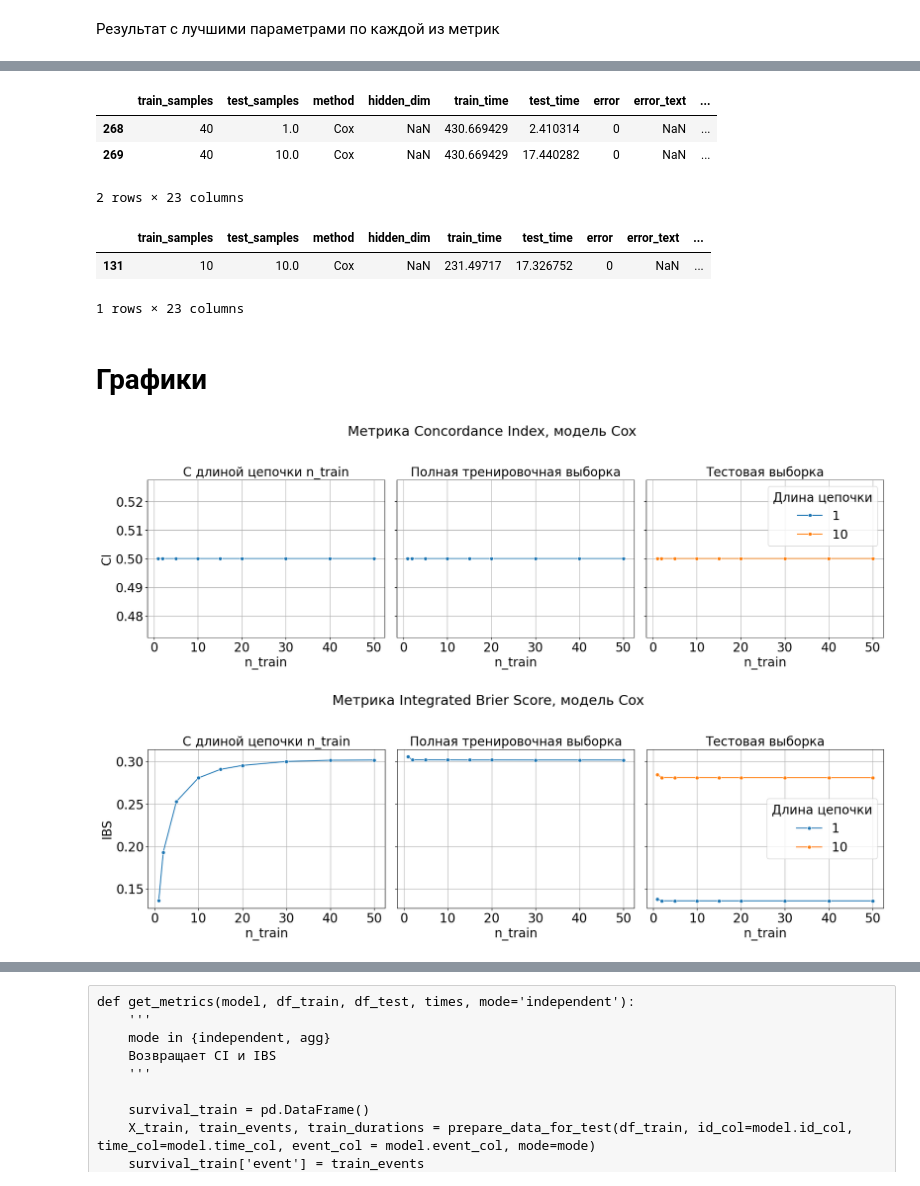
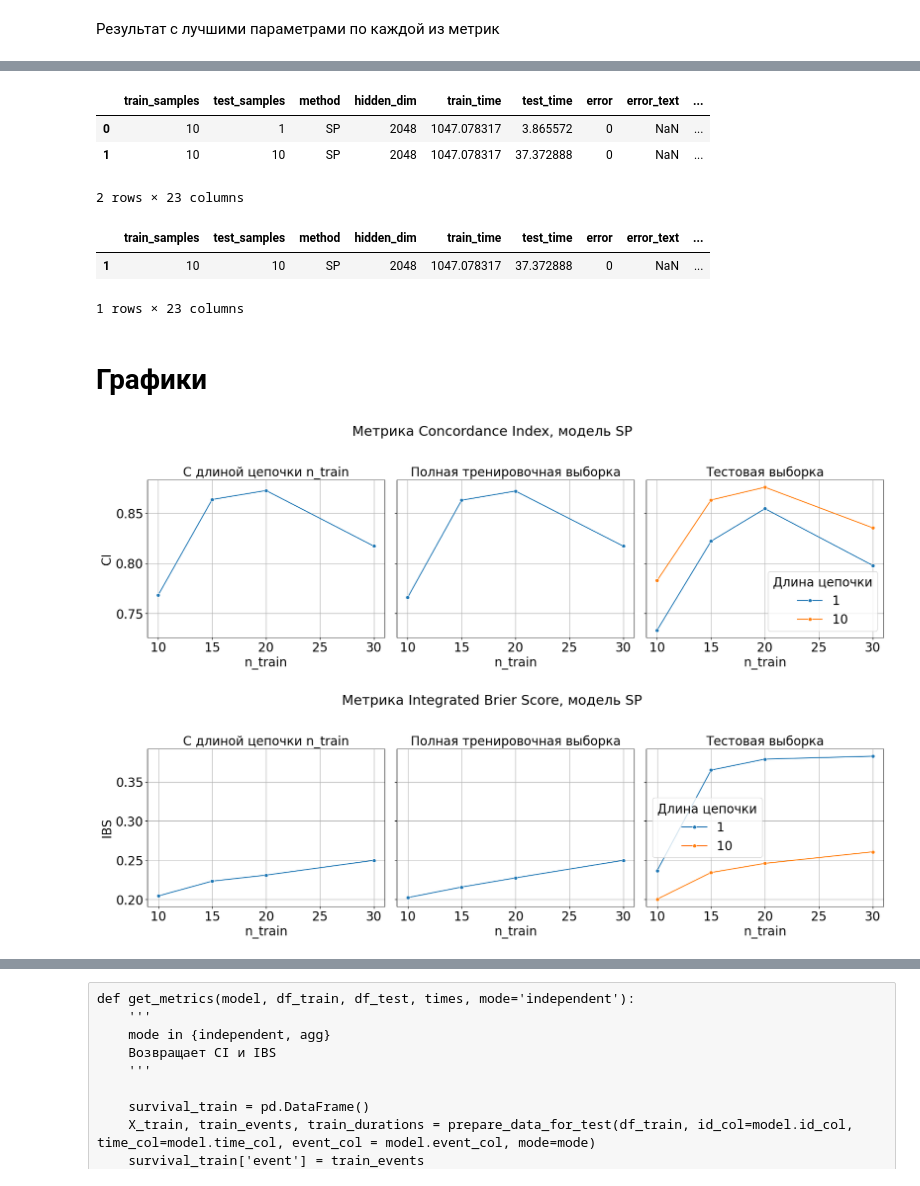
Before and after one commit to dvarfe/Backblaze_ML_Ops, a Jupyter notebook: GridSearch.ipynb, the cells around one changed output, grey strips where cells are left out. Drawn from its saved outputs; the diff is of its cells as text; code cells hidden in the pictures.

```diff
--- a/GridSearch.ipynb
+++ b/GridSearch.ipynb
@@ -1,7 +1,7 @@
 # %%
 import pandas as pd
 import numpy as np
-df = pd.read_csv('Artifacts/Exp_72/eval_grid_search.csv')
+df = pd.read_csv('Artifacts/Exp_83/grid_search.csv')
 # df = pd.read_csv('Preprocessed_new/1_train_preprocessed.csv')
 # %%
 df[df['error'] == 1].groupby('train_samples')['error'].sum()
@@ -30,14 +30,14 @@ df[df['ci_test'] == df['ci_test'].max()]
 df[df['ibs_train_same_size'] == df['ibs_train_same_size'].min()]
 # %% [output]
 |  | train_samples | test_samples | method | hidden_dim | train_time | test_time | error | error_text | ... |
-| 268 | 40 | 1.0 | Cox | NaN | 430.669429 | 2.410314 | 0 | NaN | ... |
-| 269 | 40 | 10.0 | Cox | NaN | 430.669429 | 17.440282 | 0 | NaN | ... |
+| 0 | 10 | 1 | SP | 2048 | 1047.078317 | 3.865572 | 0 | NaN | ... |
+| 1 | 10 | 10 | SP | 2048 | 1047.078317 | 37.372888 | 0 | NaN | ... |
 2 rows × 23 columns
 # %%
 df[(df['ibs_test'] == df['ibs_test'].min())]
 # %% [output]
 |  | train_samples | test_samples | method | hidden_dim | train_time | test_time | error | error_text | ... |
-| 131 | 10 | 10.0 | Cox | NaN | 231.49717 | 17.326752 | 0 | NaN | ... |
+| 1 | 10 | 10 | SP | 2048 | 1047.078317 | 37.372888 | 0 | NaN | ... |
 1 rows × 23 columns
 # %% [markdown]
 # Графики
@@ -182,10 +182,10 @@ plt.rc('xtick', labelsize=30)    # fontsize of the tick labels
 plt.rc('ytick', labelsize=30)    # fontsize of the tick labels
 plt.rc('legend', fontsize=BIGGER_SIZE)    # legend fontsize
 plt.rc('figure', titlesize=BIGGER_SIZE)  # fontsize of the figure title
-draw_all_metrics_plots(df, 'ci', full_metrics_name='Concordance Index', method = 'Cox')
+draw_all_metrics_plots(df, 'ci', full_metrics_name='Concordance Index', method = 'SP')
 # %% [output]
-[figure, old version]
+[figure, new version]
 # %%
-draw_all_metrics_plots(df, 'ibs', full_metrics_name='Integrated Brier Score'  , method='Cox')
+draw_all_metrics_plots(df, 'ibs', full_metrics_name='Integrated Brier Score', method='SP')
 # %% [output]
-[figure, old version]
+[figure, new version]
```
Also changed, not shown: parts of 18 cells of this notebook, 15 other files.
